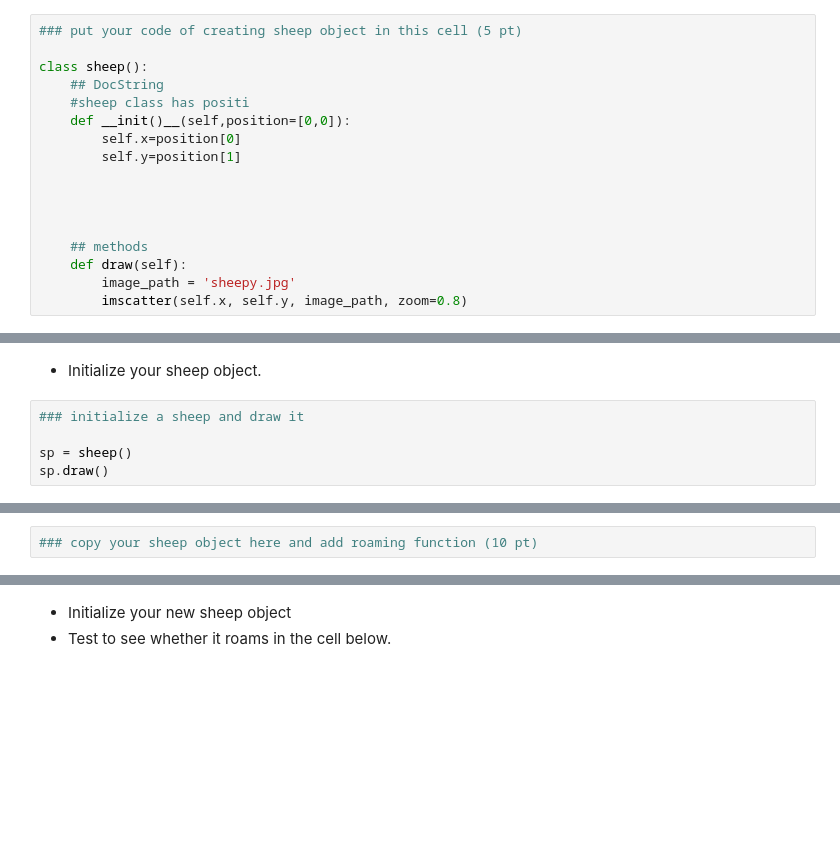
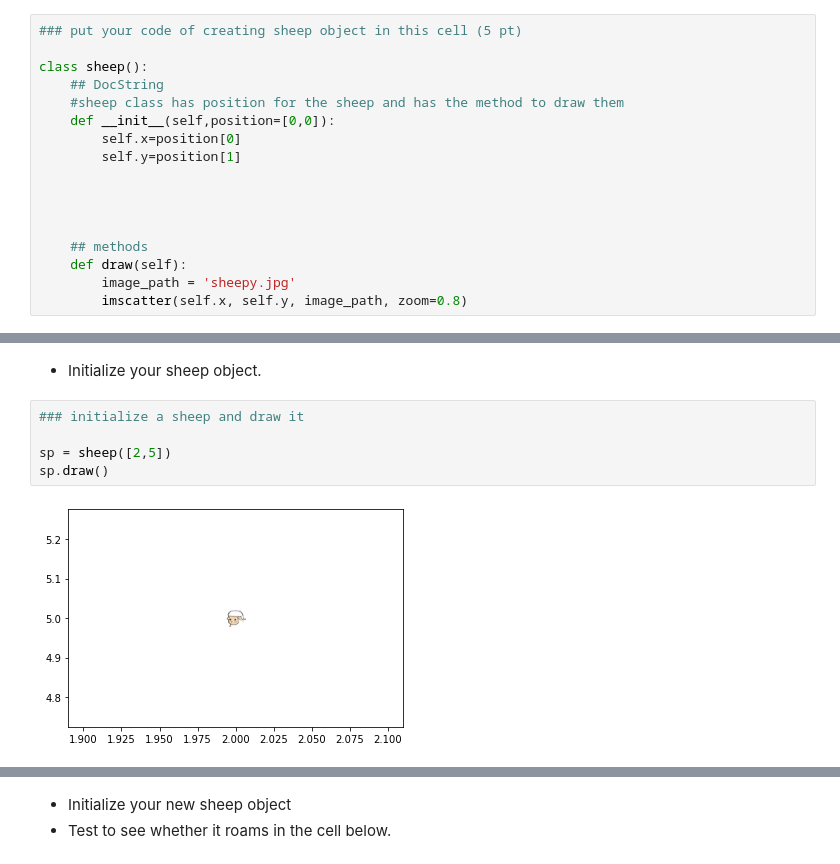
Before and after one commit to cedric-emmanuel/cmse202-s21-turnin, a Jupyter notebook: hw03/HW-03_OOP+ABM-STUDENT.ipynb, the cells around one changed output, grey strips where cells are left out. Drawn from its saved outputs; the diff is of its cells as text; blank space fills up the shorter version.

Commit message:
final version of sheep

```diff
--- a/hw03/HW-03_OOP+ABM-STUDENT.ipynb
+++ b/hw03/HW-03_OOP+ABM-STUDENT.ipynb
@@ -125,8 +125,8 @@ IndentationError: unexpected indent (<ipython-input-3-baf17981da7c>, line 4)
 
 class sheep():
     ## DocString
-    #sheep class has positi
-    def __init()__(self,position=[0,0]):
+    #sheep class has position for the sheep and has the method to draw them
+    def __init__(self,position=[0,0]):
         self.x=position[0]
         self.y=position[1]
 
@@ -150,8 +150,10 @@ Take a moment to save your notebook, commit the changes to your Git repository u
 # %%
 ### initialize a sheep and draw it
 
-sp = sheep()
+sp = sheep([2,5])
 sp.draw()
+# %% [output]
+[figure, added]
 # %% [markdown]
 ---
 - Roaming: You need to add a method of roaming to your sheep object.
@@ -167,5 +169,3 @@ sp.draw()
 </div>
 
 - Copy your sheep object to the cell below and add a method of roaming.
-# %%
-### copy your sheep object here and add roaming function (10 pt)
```
Also changed, not shown: parts of 10 cells of this notebook.
